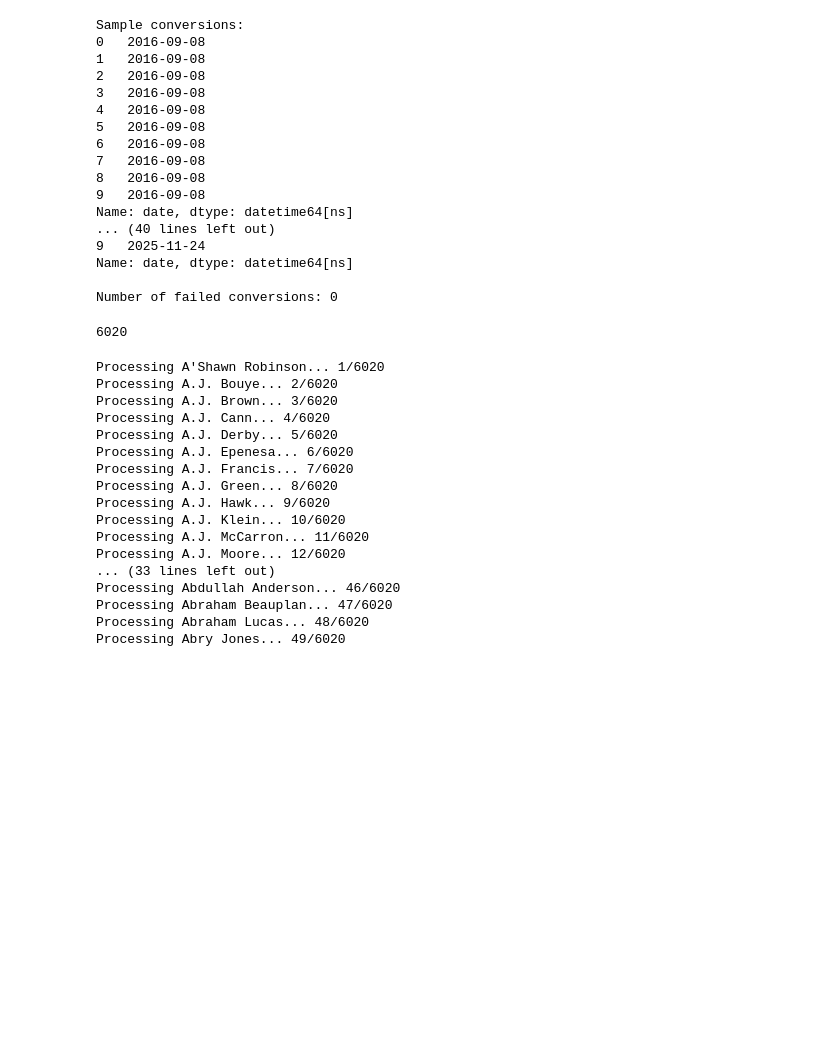
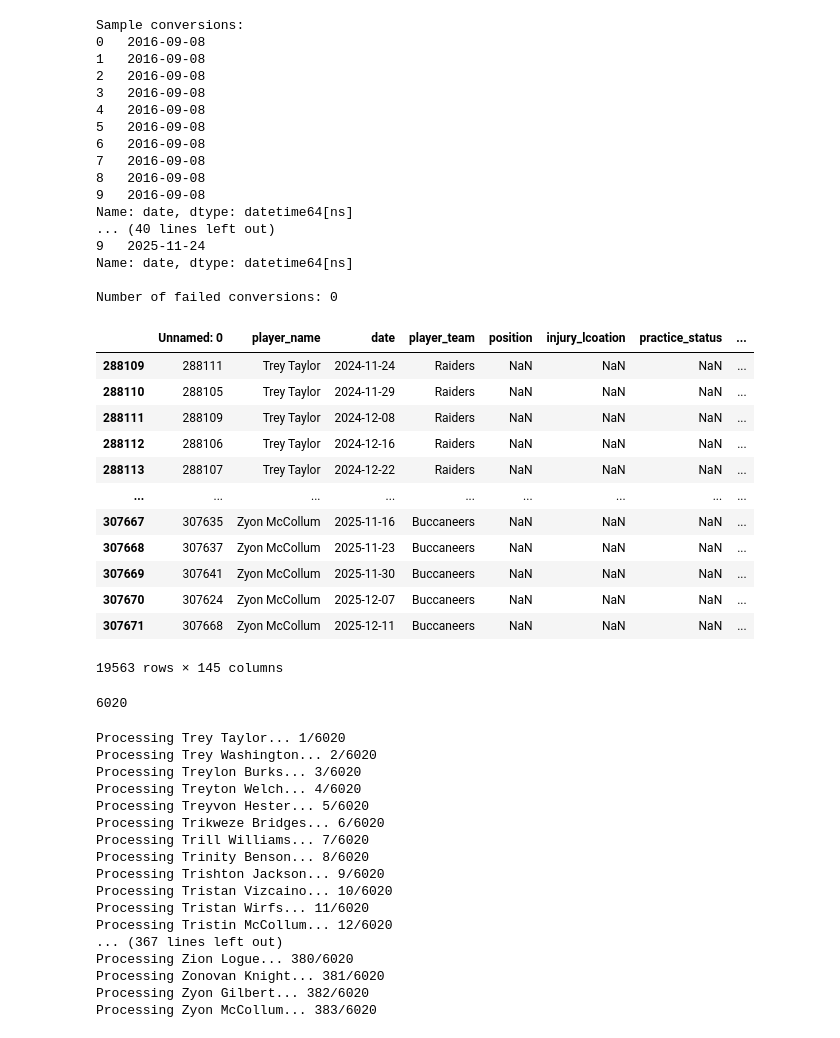
Before and after one commit to bchm513/NFLPA_Project, a Jupyter notebook: data_modeling/modeling_setup.ipynb, the cells around one changed output. Saved outputs shown, nothing was run; the diff lists cells and outputs as text; code cells hidden in the pictures; blank space fills up the shorter version.

```diff
--- a/data_modeling/modeling_setup.ipynb
+++ b/data_modeling/modeling_setup.ipynb
@@ -118,6 +117,23 @@ org_inner_merged_data.to_csv('clean_data/clean_inner_merged_data.csv')
 org_right_merged_data.to_csv('clean_data/clean_right_merged_data.csv')
 # %%
 final_outer_merged_data = pd.read_csv('clean_data/clean_outer_merged_data.csv')
+
+finish_the_rest = final_outer_merged_data.iloc[288109:].copy()
+# finish_the_rest
+# %% [output]
+|  | Unnamed: 0 | player_name | date | player_team | position | injury_lcoation | practice_status | ... |
+| 288109 | 288111 | Trey Taylor | 2024-11-24 | Raiders | NaN | NaN | NaN | ... |
+| 288110 | 288105 | Trey Taylor | 2024-11-29 | Raiders | NaN | NaN | NaN | ... |
+| 288111 | 288109 | Trey Taylor | 2024-12-08 | Raiders | NaN | NaN | NaN | ... |
+| 288112 | 288106 | Trey Taylor | 2024-12-16 | Raiders | NaN | NaN | NaN | ... |
+| 288113 | 288107 | Trey Taylor | 2024-12-22 | Raiders | NaN | NaN | NaN | ... |
+| ... | ... | ... | ... | ... | ... | ... | ... | ... |
+| 307667 | 307635 | Zyon McCollum | 2025-11-16 | Buccaneers | NaN | NaN | NaN | ... |
+| 307668 | 307637 | Zyon McCollum | 2025-11-23 | Buccaneers | NaN | NaN | NaN | ... |
+| 307669 | 307641 | Zyon McCollum | 2025-11-30 | Buccaneers | NaN | NaN | NaN | ... |
+| 307670 | 307624 | Zyon McCollum | 2025-12-07 | Buccaneers | NaN | NaN | NaN | ... |
+| 307671 | 307668 | Zyon McCollum | 2025-12-11 | Buccaneers | NaN | NaN | NaN | ... |
+19563 rows × 145 columns
 # %%
 # clean_left_merged_data['injury_lcoation'].unique()
 print(len(final_outer_merged_data['player_name'].unique()))
@@ -346,22 +362,22 @@ def aggregate_data(df):
 
         # break
 # %%
-aggregate_data(final_outer_merged_data)
+aggregate_data(finish_the_rest)
 # %% [output]
-Processing A'Shawn Robinson... 1/6020
-Processing A.J. Bouye... 2/6020
-Processing A.J. Brown... 3/6020
-Processing A.J. Cann... 4/6020
-Processing A.J. Derby... 5/6020
-Processing A.J. Epenesa... 6/6020
-Processing A.J. Francis... 7/6020
-Processing A.J. Green... 8/6020
-Processing A.J. Hawk... 9/6020
-Processing A.J. Klein... 10/6020
-Processing A.J. McCarron... 11/6020
-Processing A.J. Moore... 12/6020
-... (33 lines left out)
-Processing Abdullah Anderson... 46/6020
-Processing Abraham Beauplan... 47/6020
-Processing Abraham Lucas... 48/6020
-Processing Abry Jones... 49/6020
+Processing Trey Taylor... 1/6020
+Processing Trey Washington... 2/6020
+Processing Treylon Burks... 3/6020
+Processing Treyton Welch... 4/6020
+Processing Treyvon Hester... 5/6020
+Processing Trikweze Bridges... 6/6020
+Processing Trill Williams... 7/6020
+Processing Trinity Benson... 8/6020
+Processing Trishton Jackson... 9/6020
+Processing Tristan Vizcaino... 10/6020
+Processing Tristan Wirfs... 11/6020
+Processing Tristin McCollum... 12/6020
+... (367 lines left out)
+Processing Zion Logue... 380/6020
+Processing Zonovan Knight... 381/6020
+Processing Zyon Gilbert... 382/6020
+Processing Zyon McCollum... 383/6020
```
Also changed, not shown: parts of 2 cells of this notebook, 1 other file.
